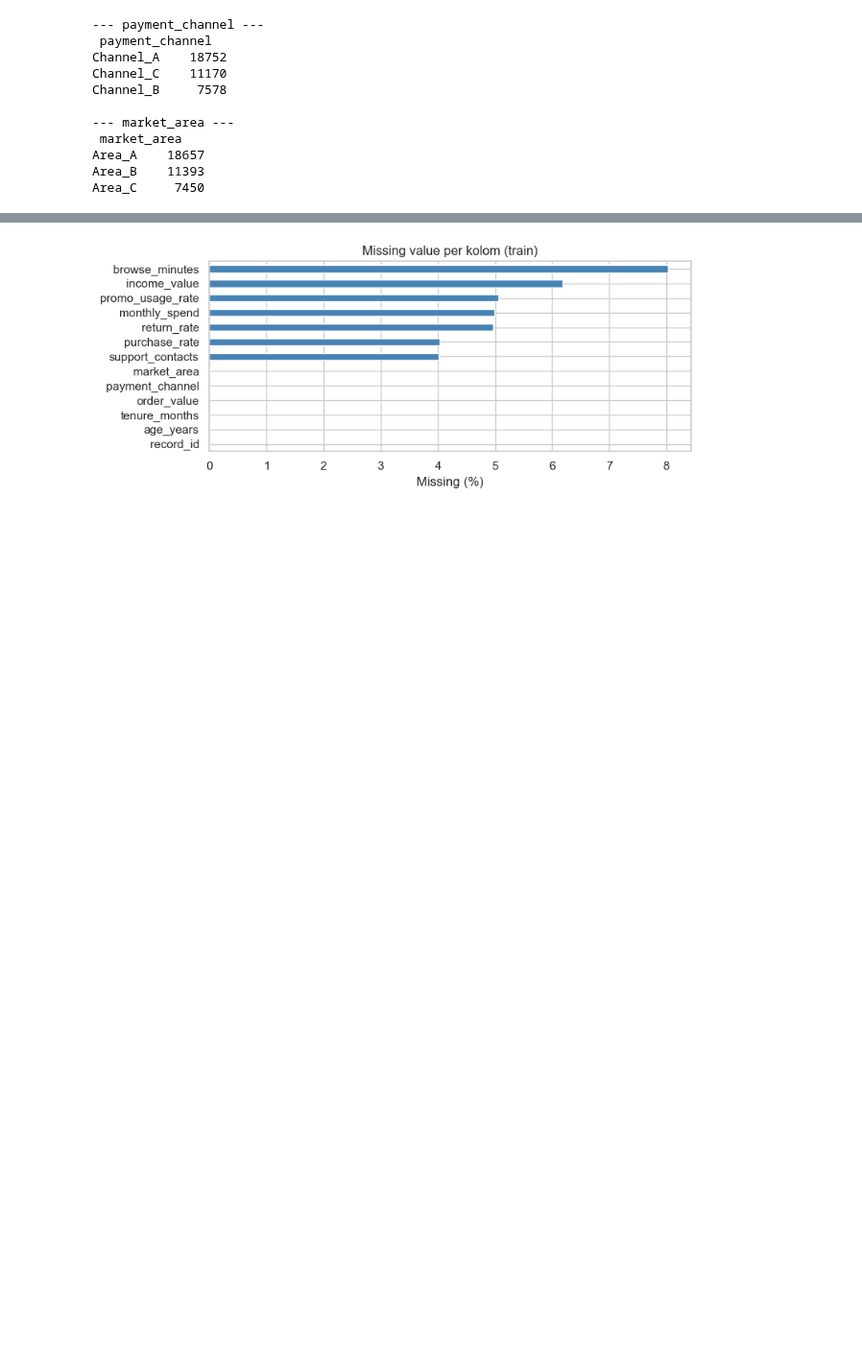
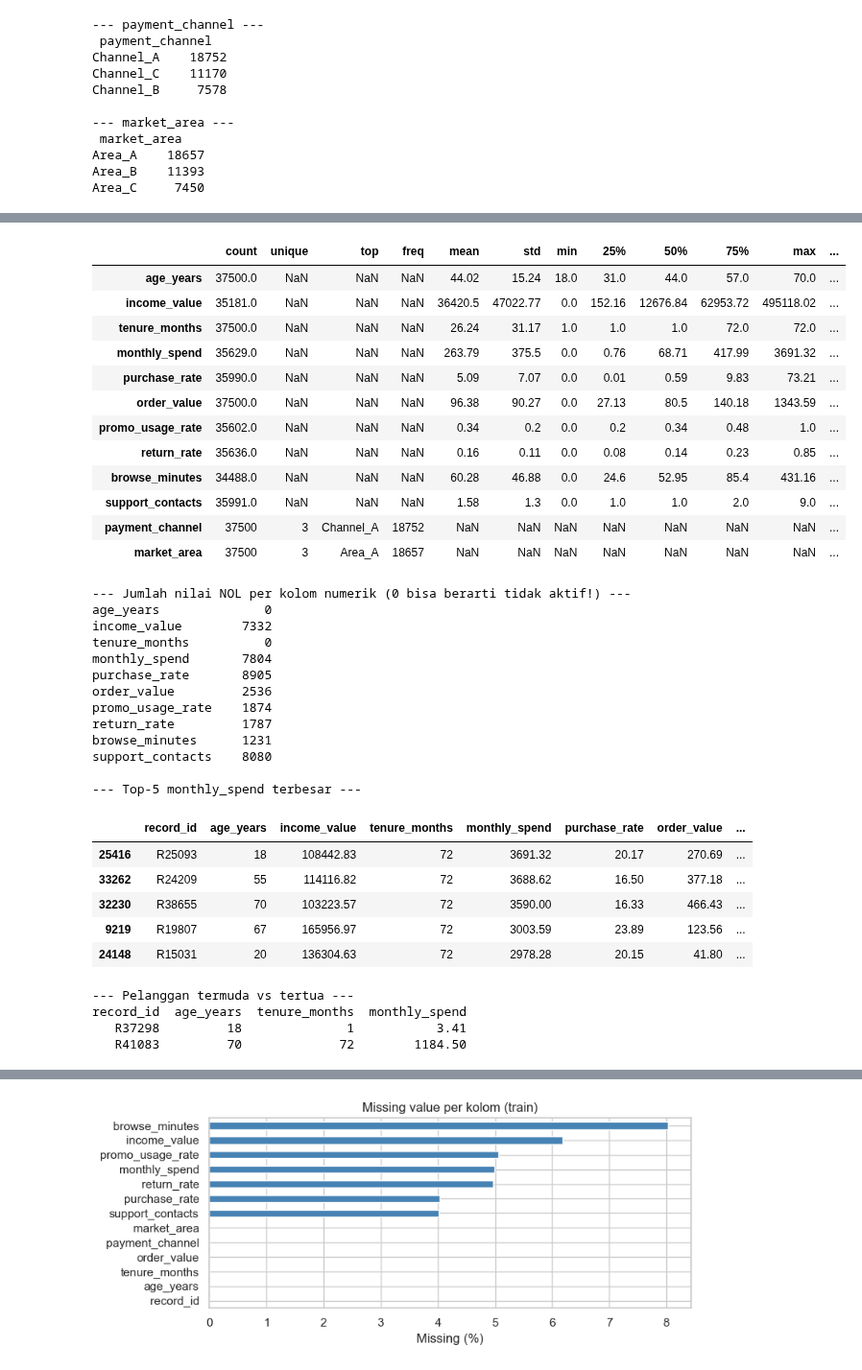
Before and after one commit to fardanhafidz/customer-segmentation-lbe-kcv, a Jupyter notebook: customer_segmentation_unsupervised.ipynb, the cells around one changed output, grey strips where cells are left out. Shown at 96% size. Drawn from its saved outputs; the diff is of its cells as text; code cells hidden in the pictures; blank space fills up the shorter version.

```diff
--- a/customer_segmentation_unsupervised.ipynb
+++ b/customer_segmentation_unsupervised.ipynb
@@ -91,0 +148,47 @@ Area_C     7450
+# %%
+desc = train[NUM+CAT].describe(include="all").round(2).T
+desc["skew"] = train[NUM].skew(numeric_only=True).round(2)
+desc["kurt"] = train[NUM].kurt(numeric_only=True).round(2)
+display(desc)
+print("\n--- Jumlah nilai NOL per kolom numerik (0 bisa berarti tidak aktif!) ---")
+print((train[NUM] == 0).sum().to_string())
+print("\n--- Top-5 monthly_spend terbesar ---"); display(train.nlargest(5, "monthly_spend")[["record_id"]+NUM].round(2))
+print("--- Pelanggan termuda vs tertua ---")
+print(train.loc[[train["age_years"].idxmin(), train["age_years"].idxmax()], ["record_id","age_years","tenure_months","monthly_spend"]].to_string(index=False))
+# %% [output]
+|  | count | unique | top | freq | mean | std | min | 25% | 50% | 75% | max | ... |
+| age_years | 37500.0 | NaN | NaN | NaN | 44.02 | 15.24 | 18.0 | 31.0 | 44.0 | 57.0 | 70.0 | ... |
+| income_value | 35181.0 | NaN | NaN | NaN | 36420.5 | 47022.77 | 0.0 | 152.16 | 12676.84 | 62953.72 | 495118.02 | ... |
+| tenure_months | 37500.0 | NaN | NaN | NaN | 26.24 | 31.17 | 1.0 | 1.0 | 1.0 | 72.0 | 72.0 | ... |
+| monthly_spend | 35629.0 | NaN | NaN | NaN | 263.79 | 375.5 | 0.0 | 0.76 | 68.71 | 417.99 | 3691.32 | ... |
+| purchase_rate | 35990.0 | NaN | NaN | NaN | 5.09 | 7.07 | 0.0 | 0.01 | 0.59 | 9.83 | 73.21 | ... |
+| order_value | 37500.0 | NaN | NaN | NaN | 96.38 | 90.27 | 0.0 | 27.13 | 80.5 | 140.18 | 1343.59 | ... |
+| promo_usage_rate | 35602.0 | NaN | NaN | NaN | 0.34 | 0.2 | 0.0 | 0.2 | 0.34 | 0.48 | 1.0 | ... |
+| return_rate | 35636.0 | NaN | NaN | NaN | 0.16 | 0.11 | 0.0 | 0.08 | 0.14 | 0.23 | 0.85 | ... |
+| browse_minutes | 34488.0 | NaN | NaN | NaN | 60.28 | 46.88 | 0.0 | 24.6 | 52.95 | 85.4 | 431.16 | ... |
+| support_contacts | 35991.0 | NaN | NaN | NaN | 1.58 | 1.3 | 0.0 | 1.0 | 1.0 | 2.0 | 9.0 | ... |
+| payment_channel | 37500 | 3 | Channel_A | 18752 | NaN | NaN | NaN | NaN | NaN | NaN | NaN | ... |
+| market_area | 37500 | 3 | Area_A | 18657 | NaN | NaN | NaN | NaN | NaN | NaN | NaN | ... |
+--- Jumlah nilai NOL per kolom numerik (0 bisa berarti tidak aktif!) ---
+age_years              0
+income_value        7332
+tenure_months          0
+monthly_spend       7804
+purchase_rate       8905
+order_value         2536
+promo_usage_rate    1874
+return_rate         1787
+browse_minutes      1231
+support_contacts    8080
+
+--- Top-5 monthly_spend terbesar ---
+|  | record_id | age_years | income_value | tenure_months | monthly_spend | purchase_rate | order_value | ... |
+| 25416 | R25093 | 18 | 108442.83 | 72 | 3691.32 | 20.17 | 270.69 | ... |
+| 33262 | R24209 | 55 | 114116.82 | 72 | 3688.62 | 16.50 | 377.18 | ... |
+| 32230 | R38655 | 70 | 103223.57 | 72 | 3590.00 | 16.33 | 466.43 | ... |
+| 9219 | R19807 | 67 | 165956.97 | 72 | 3003.59 | 23.89 | 123.56 | ... |
+| 24148 | R15031 | 20 | 136304.63 | 72 | 2978.28 | 20.15 | 41.80 | ... |
+--- Pelanggan termuda vs tertua ---
+record_id  age_years  tenure_months  monthly_spend
+   R37298         18              1           3.41
+   R41083         70             72        1184.50
```
Also changed, not shown: parts of 6 cells of this notebook.
